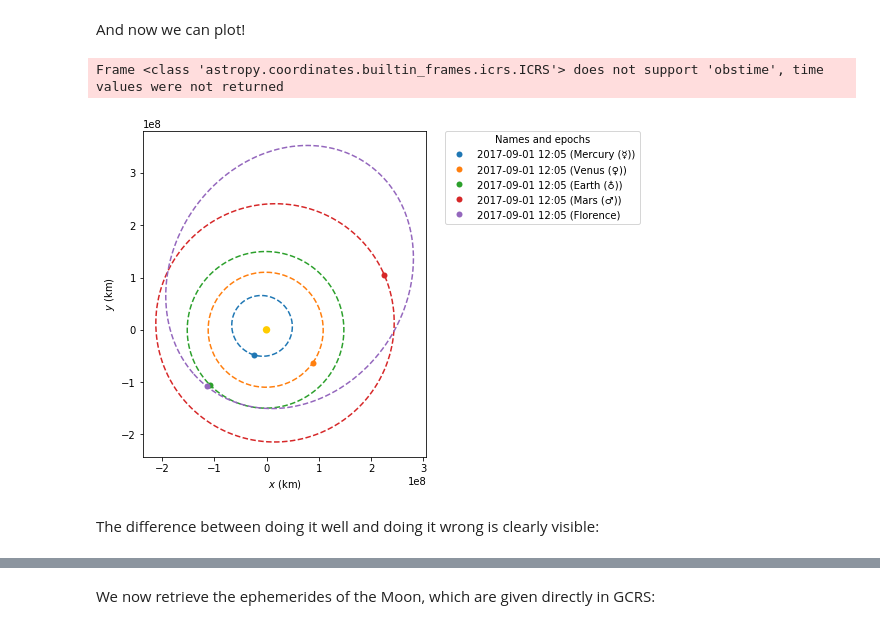
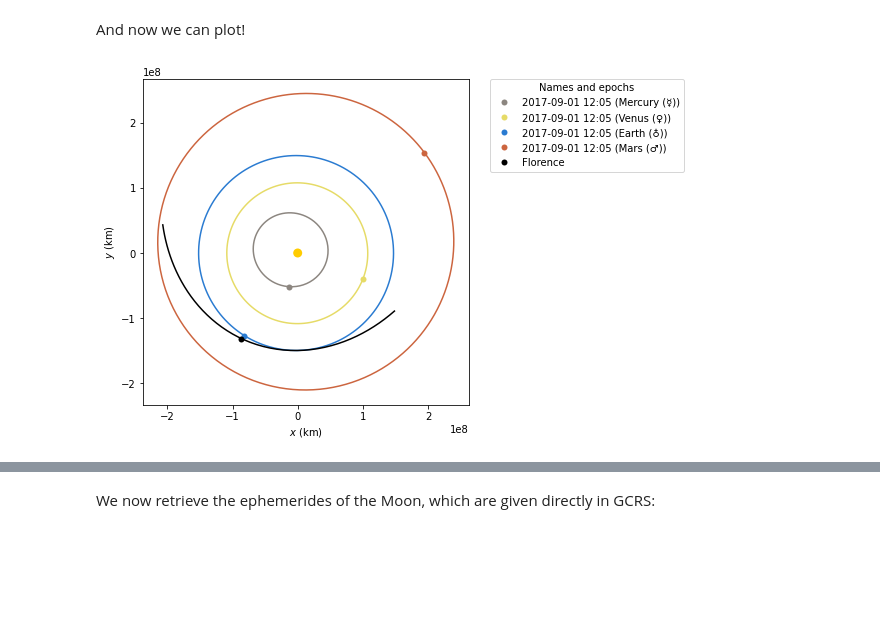
Before and after one commit to poliastro/poliastro, a Jupyter notebook: docs/source/examples/Catch that asteroid!.ipynb, the cells around one changed output, grey strips where cells are left out. Cells and saved outputs as stored; diff of their text form; code cells hidden in the pictures; blank space fills up the shorter version.

```diff
--- a/docs/source/examples/Catch that asteroid!.ipynb
+++ b/docs/source/examples/Catch that asteroid!.ipynb
@@ -18,12 +18,17 @@ Then, we do the rest of the imports and create our initial orbits.
 # %%
 from astropy import units as u
-from astropy.time import Time
+from astropy.time import Time, TimeDelta
 from astropy.coordinates import solar_system_ephemeris
 solar_system_ephemeris.set("jpl")
 
-from poliastro.bodies import *
+from poliastro.bodies import Sun, Earth, Moon
+from poliastro.ephem import Ephem
+from poliastro.frames import Planes
 from poliastro.twobody import Orbit
 from poliastro.plotting import StaticOrbitPlotter
 from poliastro.plotting.misc import plot_solar_system
+from poliastro.util import time_range
 
 EPOCH = Time("2017-09-01 12:05:50", scale="tdb")
+C_FLORENCE = "#000"
+C_MOON = "#999"
@@ -48,0 +58,7 @@ Two problems: the epoch is not the one we desire, and the inclination is with re
+# %%
+epochs = time_range(
+    EPOCH - TimeDelta(3 * 30 * u.day), end=EPOCH + TimeDelta(3 * 30 * u.day)
+)
+# %%
+florence = Ephem.from_horizons("Florence", epochs, plane=Planes.EARTH_ECLIPTIC)
+florence
@@ -68,3 +70,0 @@ We first propagate:
-# %%
-florence = florence.propagate(EPOCH)
-florence.epoch.tdb.iso
@@ -105,9 +101,6 @@ HTML(
 And now we can plot!
 # %%
 frame = plot_solar_system(outer=False, epoch=EPOCH)
-frame.plot(florence_icrs, label="Florence");
+frame.plot_ephem(florence, EPOCH, label="Florence", color=C_FLORENCE);
 # %% [output]
-Frame <class 'astropy.coordinates.builtin_frames.icrs.ICRS'> does not support 'obstime', time values were not returned
-[figure, old version]
+[figure, new version]
-# %% [markdown]
-The difference between doing it well and doing it wrong is clearly visible:
```
Also changed, not shown: parts of 40 cells of this notebook, 7 other files.
